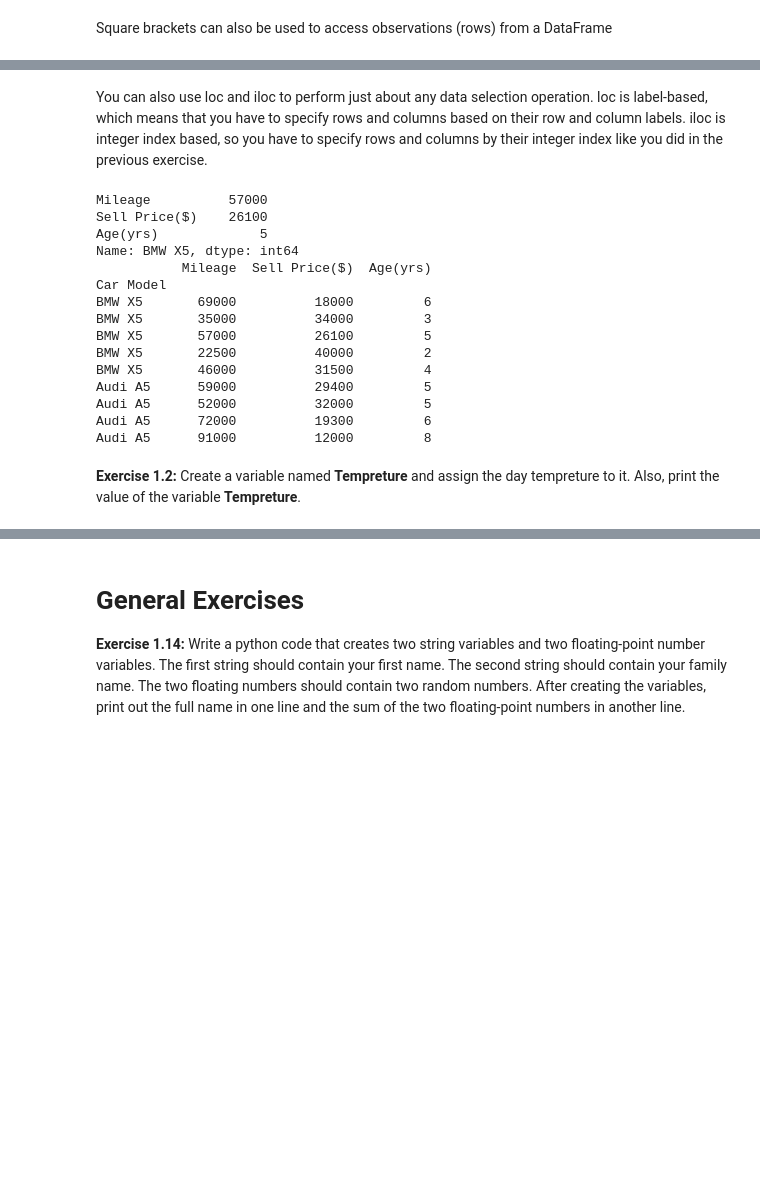
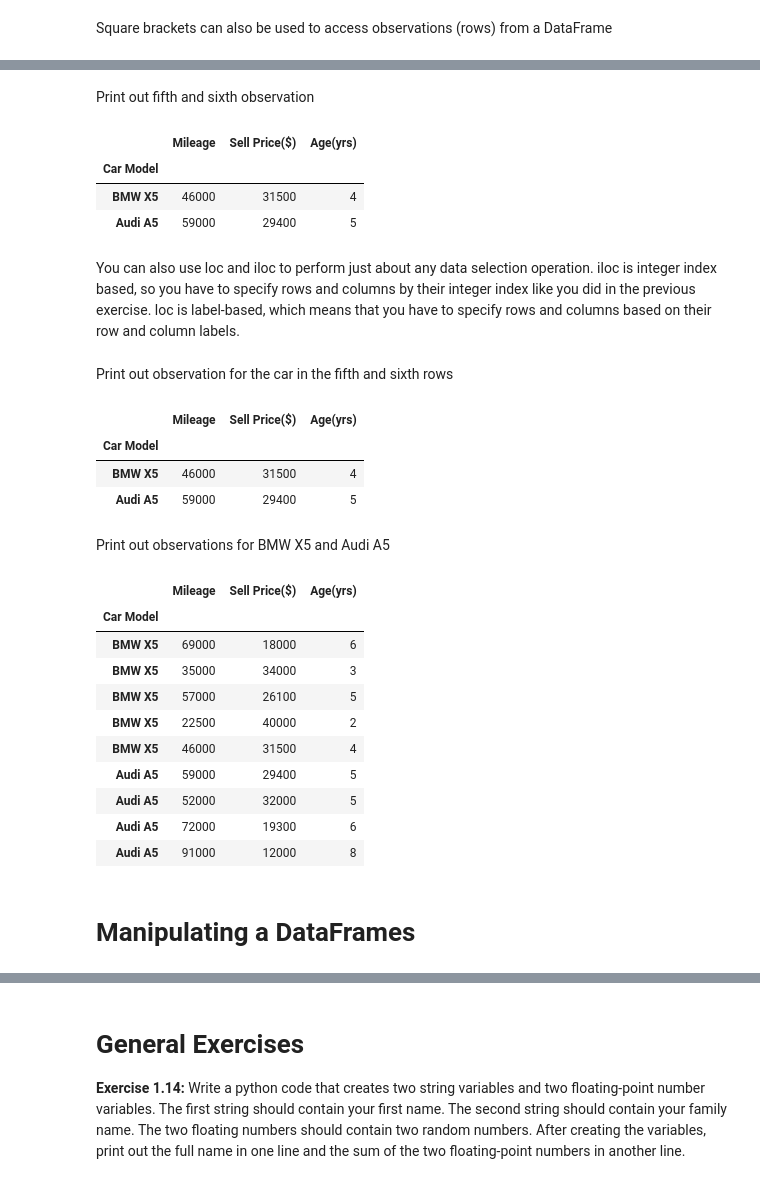
Before and after one commit to mkjubran/IntroToPython-NonIT, a Jupyter notebook: PandasBasics.ipynb, the cells around one changed output, grey strips where cells are left out. Cells and saved outputs as stored; diff of their text form; code cells hidden in the pictures; blank space fills up the shorter version.

```diff
--- a/PandasBasics.ipynb
+++ b/PandasBasics.ipynb
@@ -179,30 +214,39 @@ Audi A5      59000          29400         5
+# %% [markdown]
+Print out fifth and sixth observation
+# %%
+# Print out fifth and sixth observation
+cars[4:6]
+# %% [output]
+|  | Mileage | Sell Price($) | Age(yrs) |
+| Car Model |  |  |  |
+| BMW X5 | 46000 | 31500 | 4 |
+| Audi A5 | 59000 | 29400 | 5 |
 # %% [markdown]
-You can also use loc and iloc to perform just about any data selection operation. loc is label-based, which means that you have to specify rows and columns based on their row and column labels. iloc is integer index based, so you have to specify rows and columns by their integer index like you did in the previous exercise.
+You can also use loc and iloc to perform just about any data selection operation. iloc is integer index based, so you have to specify rows and columns by their integer index like you did in the previous exercise. loc is label-based, which means that you have to specify rows and columns based on their row and column labels.
+# %% [markdown]
+Print out observation for the car in the fifth and sixth rows
+# %%
+# Print out observation for the car in the third row
+cars.iloc[4:6]
+# %% [output]
+|  | Mileage | Sell Price($) | Age(yrs) |
+| Car Model |  |  |  |
+| BMW X5 | 46000 | 31500 | 4 |
+| Audi A5 | 59000 | 29400 | 5 |
+# %% [markdown]
+Print out observations for BMW X5 and Audi A5
 # %%
-# Import cars data
-import pandas as pd
-cars = pd.read_csv("./MachineLearning/1_Regression/carprices.csv", index_col = 0)
-
-# Print out observation for the car in the third row
-print(cars.iloc[2])
-
 # Print out observations for BMW X5 and Audi A5
-print(cars.loc[['BMW X5', 'Audi A5']])
+cars.loc[['BMW X5', 'Audi A5']]
 # %% [output]
-Mileage          57000
-Sell Price($)    26100
-Age(yrs)             5
-Name: BMW X5, dtype: int64
-           Mileage  Sell Price($)  Age(yrs)
-Car Model
-BMW X5       69000          18000         6
-BMW X5       35000          34000         3
-BMW X5       57000          26100         5
-BMW X5       22500          40000         2
-BMW X5       46000          31500         4
-Audi A5      59000          29400         5
-Audi A5      52000          32000         5
-Audi A5      72000          19300         6
-Audi A5      91000          12000         8
+|  | Mileage | Sell Price($) | Age(yrs) |
+| Car Model |  |  |  |
+| BMW X5 | 69000 | 18000 | 6 |
+| BMW X5 | 35000 | 34000 | 3 |
+| BMW X5 | 57000 | 26100 | 5 |
+| BMW X5 | 22500 | 40000 | 2 |
+| BMW X5 | 46000 | 31500 | 4 |
+| Audi A5 | 59000 | 29400 | 5 |
+| Audi A5 | 52000 | 32000 | 5 |
+| Audi A5 | 72000 | 19300 | 6 |
+| Audi A5 | 91000 | 12000 | 8 |
-# %% [markdown]
-**Exercise 1.2:** Create a variable named **Tempreture** and assign the day tempreture to it. Also, print the value of the variable **Tempreture**.
@@ -210,0 +253,2 @@ Audi A5      91000          12000         8
+# %% [markdown]
+# Manipulating a DataFrames
```
Also changed, not shown: parts of 39 cells of this notebook.
